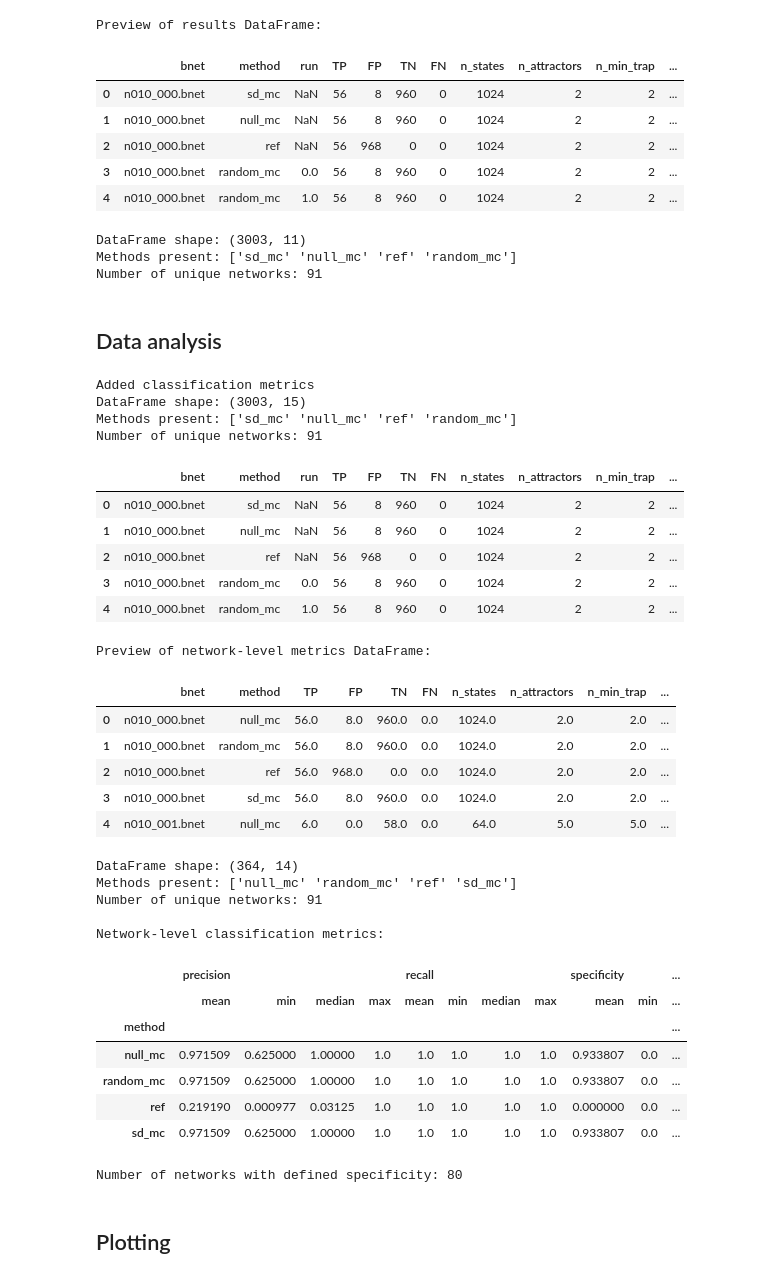
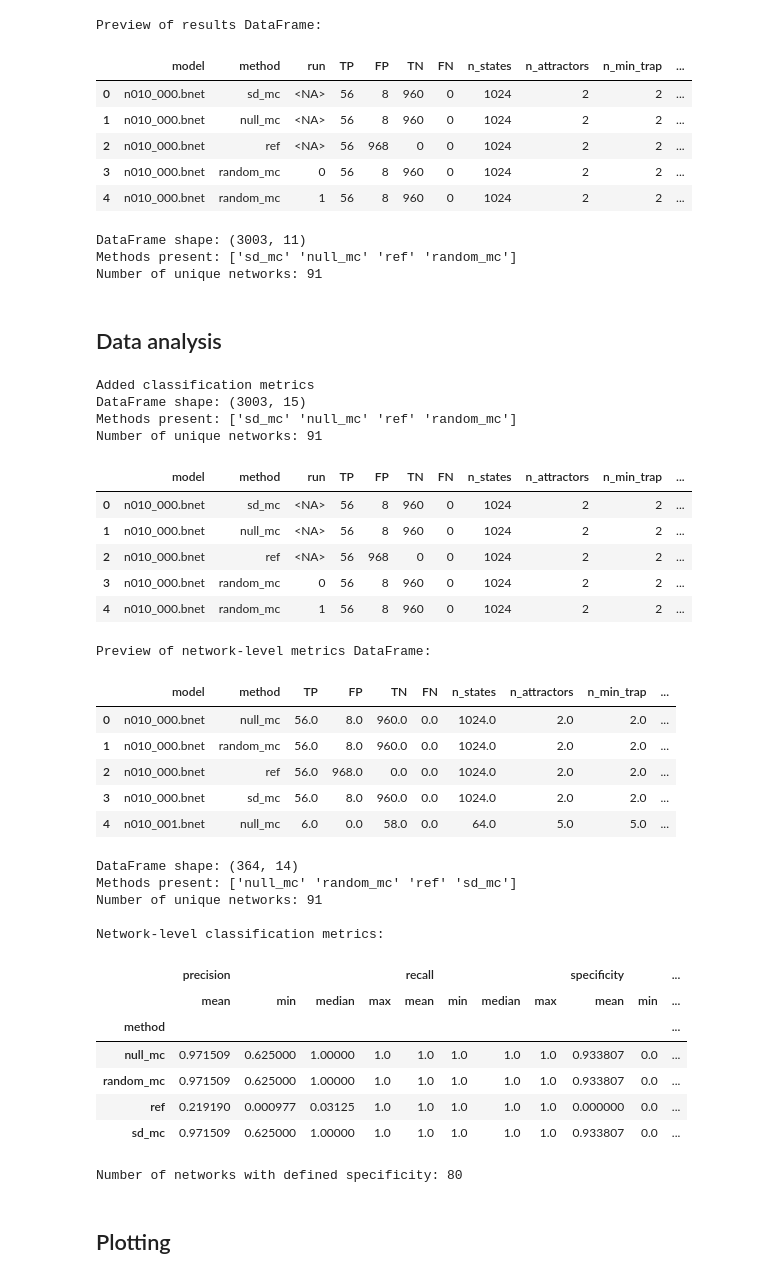
Before and after one commit to kyuhyongpark/sdmarkov, a Jupyter notebook: notebooks/attractor_states.ipynb, the cells around one changed output. Saved outputs shown, nothing was run; the diff lists cells and outputs as text; code cells hidden in the pictures.

Commit message:
refactor attractor states notebook

```diff
--- a/notebooks/attractor_states.ipynb
+++ b/notebooks/attractor_states.ipynb
@@ -139,10 +38,0 @@ def get_data_attractor_states(
-# %%
-df = load_or_generate_data(
-    data_csv=DATA_CSV,
-    generate_data=GENERATE_DATA,
-    data_function=get_data_attractor_states,
-    model_directory=MODEL_DIRECTORY,
-    update=UPDATE,
-    n_random=N_RANDOM,
-    debug=DEBUG,
-)
@@ -150,0 +123,31 @@ Loaded cached results from ../results/attractor_states.csv.
+# %%
+if IMPORT_CSV:
+    df = pd.read_csv(CSV_FILE)
+    print(f"Loaded cached results from {CSV_FILE}.")
+else:
+    ctxs = get_model_contexts(model_directory=MODEL_DIRECTORY,
+                            update=UPDATE,
+                            nsquare_steps=NSQUARE_STEPS,
+                            n_random=N_RANDOM,
+                            cache_dir=CACHE_DIR,
+                            force_rebuild=REBUILD_CONTEXTS,
+                            DEBUG=DEBUG,
+                            )
+
+    df = generate_dataframe(
+        model_contexts=ctxs,
+        data_function=get_data_attractor_states,
+        schema={
+            "TP": int,
+            "FP": int,
+            "TN": int,
+            "FN": int,
+            "n_states": int,
+            "n_attractors": int,
+            "n_min_trap": int,
+            "run": "Int64",
+        },
+        DEBUG=DEBUG,
+    )
+    df.to_csv(CSV_FILE, index=False)
+    print(f"Saved results to {CSV_FILE}.")
@@ -154,15 +175,15 @@ display(df.head())
 
 print("\nDataFrame shape:", df.shape)
 print("Methods present:", df.method.unique())
-print("Number of unique networks:", df.bnet.nunique())
+print("Number of unique networks:", df.model.nunique())
 # %% [output]
 Preview of results DataFrame:
-|  | bnet | method | run | TP | FP | TN | FN | n_states | n_attractors | n_min_trap | ... |
-| 0 | n010_000.bnet | sd_mc | NaN | 56 | 8 | 960 | 0 | 1024 | 2 | 2 | ... |
-| 1 | n010_000.bnet | null_mc | NaN | 56 | 8 | 960 | 0 | 1024 | 2 | 2 | ... |
-| 2 | n010_000.bnet | ref | NaN | 56 | 968 | 0 | 0 | 1024 | 2 | 2 | ... |
-| 3 | n010_000.bnet | random_mc | 0.0 | 56 | 8 | 960 | 0 | 1024 | 2 | 2 | ... |
-| 4 | n010_000.bnet | random_mc | 1.0 | 56 | 8 | 960 | 0 | 1024 | 2 | 2 | ... |
+|  | model | method | run | TP | FP | TN | FN | n_states | n_attractors | n_min_trap | ... |
+| 0 | n010_000.bnet | sd_mc | <NA> | 56 | 8 | 960 | 0 | 1024 | 2 | 2 | ... |
+| 1 | n010_000.bnet | null_mc | <NA> | 56 | 8 | 960 | 0 | 1024 | 2 | 2 | ... |
+| 2 | n010_000.bnet | ref | <NA> | 56 | 968 | 0 | 0 | 1024 | 2 | 2 | ... |
+| 3 | n010_000.bnet | random_mc | 0 | 56 | 8 | 960 | 0 | 1024 | 2 | 2 | ... |
+| 4 | n010_000.bnet | random_mc | 1 | 56 | 8 | 960 | 0 | 1024 | 2 | 2 | ... |
 DataFrame shape: (3003, 11)
 Methods present: ['sd_mc' 'null_mc' 'ref' 'random_mc']
 Number of unique networks: 91
@@ -175,7 +196,7 @@ df = add_classification_metrics(df)
 print("\nAdded classification metrics")
 print("DataFrame shape:", df.shape)
 print("Methods present:", df.method.unique())
-print("Number of unique networks:", df.bnet.nunique())
+print("Number of unique networks:", df.model.nunique())
 
 display(df.head())
 # %% [output]
@@ -183,40 +204,40 @@ Added classification metrics
 DataFrame shape: (3003, 15)
 Methods present: ['sd_mc' 'null_mc' 'ref' 'random_mc']
 Number of unique networks: 91
-|  | bnet | method | run | TP | FP | TN | FN | n_states | n_attractors | n_min_trap | ... |
-| 0 | n010_000.bnet | sd_mc | NaN | 56 | 8 | 960 | 0 | 1024 | 2 | 2 | ... |
-| 1 | n010_000.bnet | null_mc | NaN | 56 | 8 | 960 | 0 | 1024 | 2 | 2 | ... |
-| 2 | n010_000.bnet | ref | NaN | 56 | 968 | 0 | 0 | 1024 | 2 | 2 | ... |
-| 3 | n010_000.bnet | random_mc | 0.0 | 56 | 8 | 960 | 0 | 1024 | 2 | 2 | ... |
-| 4 | n010_000.bnet | random_mc | 1.0 | 56 | 8 | 960 | 0 | 1024 | 2 | 2 | ... |
+|  | model | method | run | TP | FP | TN | FN | n_states | n_attractors | n_min_trap | ... |
+| 0 | n010_000.bnet | sd_mc | <NA> | 56 | 8 | 960 | 0 | 1024 | 2 | 2 | ... |
+| 1 | n010_000.bnet | null_mc | <NA> | 56 | 8 | 960 | 0 | 1024 | 2 | 2 | ... |
+| 2 | n010_000.bnet | ref | <NA> | 56 | 968 | 0 | 0 | 1024 | 2 | 2 | ... |
+| 3 | n010_000.bnet | random_mc | 0 | 56 | 8 | 960 | 0 | 1024 | 2 | 2 | ... |
+| 4 | n010_000.bnet | random_mc | 1 | 56 | 8 | 960 | 0 | 1024 | 2 | 2 | ... |
 # %%
 df_metrics = network_level_metrics_df(df=df)
 
 print("Preview of network-level metrics DataFrame:")
 display(df_metrics.head())
 
 print("\nDataFrame shape:", df_metrics.shape)
 print("Methods present:", df_metrics.method.unique())
-print("Number of unique networks:", df_metrics.bnet.nunique())
+print("Number of unique networks:", df_metrics.model.nunique())
 
 print("\nNetwork-level classification metrics:")
 metrics = ["precision", "recall", "specificity", "npv"]
 summary = (
     df_metrics
     .groupby("method")[metrics]
     .agg(["mean", "min", "median", "max"])
 )
 
 display(summary)
 
 # number of networks with defined specificity
 print(
     "\nNumber of networks with defined specificity:",
-    df_metrics[df_metrics.specificity.isna() == False].bnet.nunique(),
+    df_metrics[df_metrics.specificity.isna() == False].model.nunique(),
 )
 # %% [output]
 Preview of network-level metrics DataFrame:
-|  | bnet | method | TP | FP | TN | FN | n_states | n_attractors | n_min_trap | ... |
+|  | model | method | TP | FP | TN | FN | n_states | n_attractors | n_min_trap | ... |
 | 0 | n010_000.bnet | null_mc | 56.0 | 8.0 | 960.0 | 0.0 | 1024.0 | 2.0 | 2.0 | ... |
 | 1 | n010_000.bnet | random_mc | 56.0 | 8.0 | 960.0 | 0.0 | 1024.0 | 2.0 | 2.0 | ... |
 | 2 | n010_000.bnet | ref | 56.0 | 968.0 | 0.0 | 0.0 | 1024.0 | 2.0 | 2.0 | ... |
```
Also changed, not shown: parts of 9 cells of this notebook, 3 other files.
